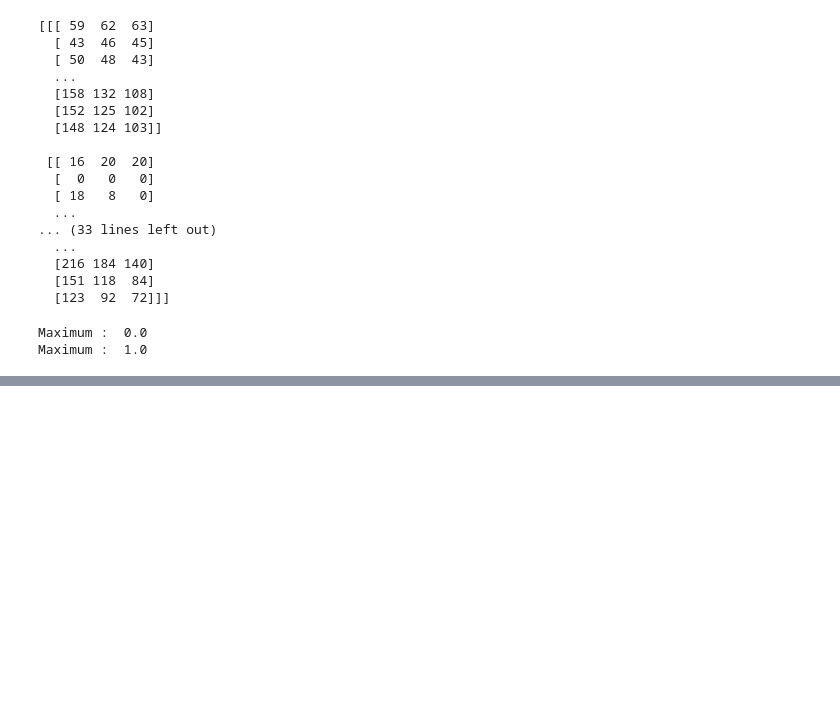
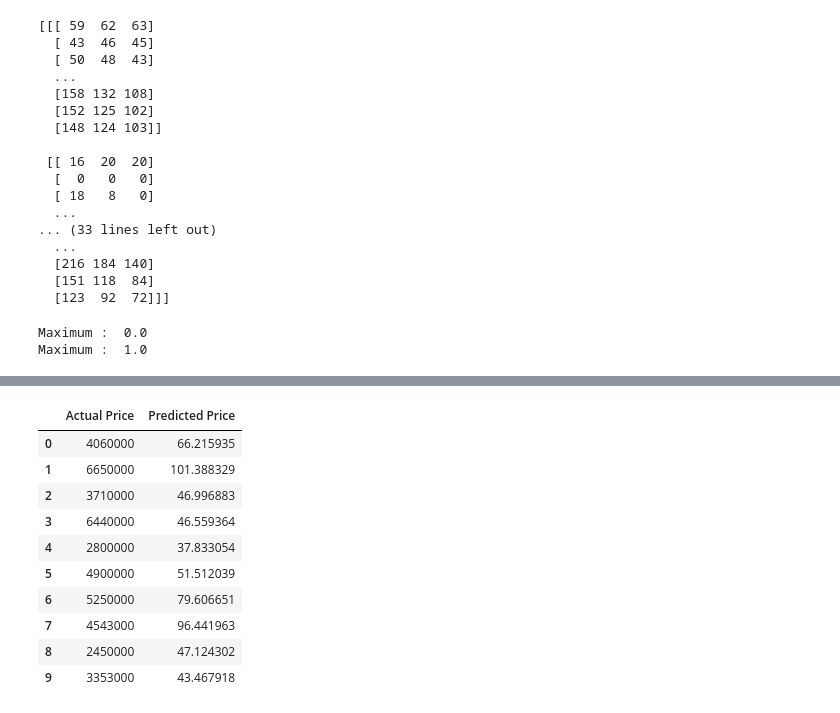
Before and after one commit to Jeevith252/ML_BASIC_PROJECT, a Jupyter notebook: CNN.ipynb, the cells around one changed output, grey strips where cells are left out. Saved outputs shown, nothing was run; the diff lists cells and outputs as text; code cells hidden in the pictures; blank space fills up the shorter version.

```diff
--- a/CNN.ipynb
+++ b/CNN.ipynb
@@ -212,0 +332,4 @@ weighted avg       0.69      0.68      0.68     10000
+# %%
+predictions = model.predict(X_test)
+
+predictions[:10]
@@ -212,0 +349,19 @@ weighted avg       0.69      0.68      0.68     10000
+# %%
+comparison = pd.DataFrame({
+    "Actual Price": y_test.values,
+    "Predicted Price": predictions.flatten()
+})
+
+comparison.head(10)
+# %% [output]
+|  | Actual Price | Predicted Price |
+| 0 | 4060000 | 66.215935 |
+| 1 | 6650000 | 101.388329 |
+| 2 | 3710000 | 46.996883 |
+| 3 | 6440000 | 46.559364 |
+| 4 | 2800000 | 37.833054 |
+| 5 | 4900000 | 51.512039 |
+| 6 | 5250000 | 79.606651 |
+| 7 | 4543000 | 96.441963 |
+| 8 | 2450000 | 47.124302 |
+| 9 | 3353000 | 43.467918 |
```
Also changed, not shown: parts of 27 cells of this notebook.
